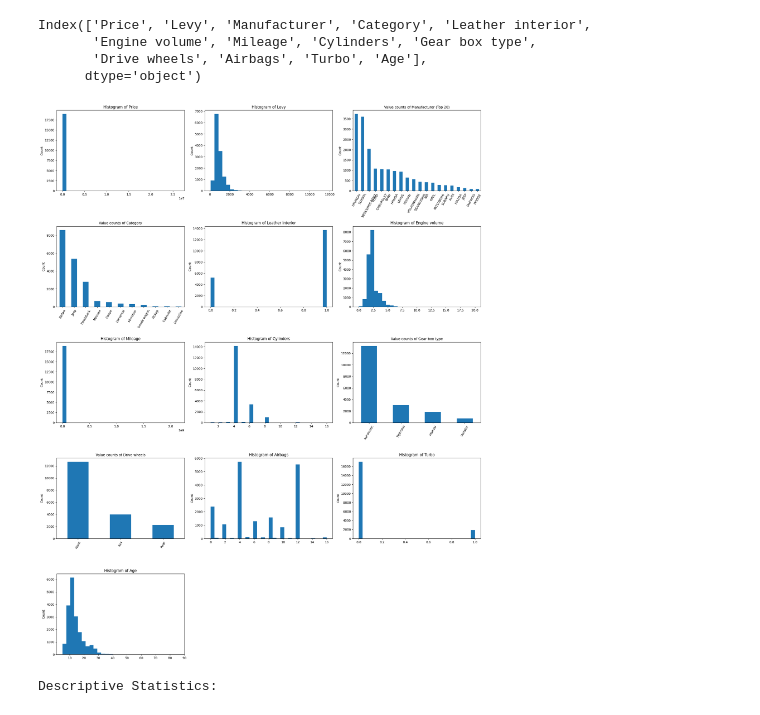
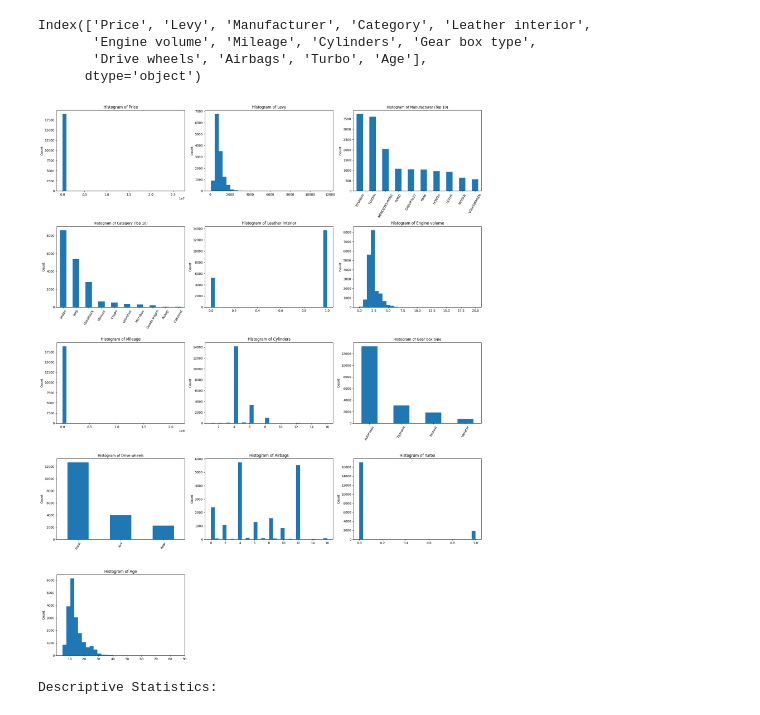
Before and after one commit to Harborg1/Model-Based-ML, a Jupyter notebook: model_based_ml_project.ipynb, the cells around one changed output. Saved outputs shown, nothing was run; the diff lists cells and outputs as text; code cells hidden in the pictures.

```diff
--- a/model_based_ml_project.ipynb
+++ b/model_based_ml_project.ipynb
@@ -108,10 +110,10 @@ for i, col in enumerate(df.columns):
 
 
     except:
-        # For categorical data, show only the top 20 most frequent categories
+        # For categorical data, show only the top 10 most frequent categories
         vc = df[col].value_counts(dropna=False)
-        vc[:20].plot(kind='bar', ax=ax)
-        ax.set_title(f"Value counts of {col} (Top 20)" if df.nunique()[col]>=20 else f"Value counts of {col}" , fontsize=12)
+        vc[:10].plot(kind='bar', ax=ax)
+        ax.set_title(f"Histogram of {col} (Top 10)" if df.nunique()[col]>=10 else f"Histogram counts of {col}" , fontsize=12)
         ax.tick_params(axis='x', rotation=60)
 
     ax.set_xlabel('')
@@ -220,37 +222,36 @@ Index(['Price', 'Levy', 'Manufacturer', 'Category', 'Leather interior',
 # Number of columns per row in the plot grid
 n_cols = 3
 n_rows = -(-len(df_cleaned.columns) // n_cols)  # Ceiling division
 
 # Create subplots
 fig, axes = plt.subplots(n_rows, n_cols, figsize=(20, n_rows * 5))
 axes = axes.flatten()
 
 # Plot each feature
 for i, col in enumerate(df_cleaned.columns):
     ax = axes[i]
     try:
         # If the column can be converted to numeric, use histogram
         df_cleaned[col].astype(float)
         df_cleaned[col].astype(float).plot(kind='hist', bins=30, ax=ax)
         ax.set_title(f"Histogram of {col}")
-
     except:
         # For categorical data, show only the top 20 most frequent categories
         vc = df[col].value_counts(dropna=False)
-        vc[:20].plot(kind='bar', ax=ax)
-        ax.set_title(f"Value counts of {col} (Top 20)" if df_cleaned.nunique()[col]>=20 else f"Value counts of {col}" , fontsize=11)
+        vc[:10].plot(kind='bar', ax=ax)
+        ax.set_title(f"Histogram of {col} (Top 10)" if df_cleaned.nunique()[col]>=10 else f"Histogram of {col}" , fontsize=11)
         ax.tick_params(axis='x', rotation=60)
     ax.set_xlabel('')
     ax.set_ylabel('Count')
 
 # Hide any unused subplots
 for j in range(i+1, len(axes)):
     axes[j].axis('off')
 
 plt.tight_layout()
 plt.show()
 # %% [output]
-[figure, old version]
+[figure, new version]
 # %%
 print("Descriptive Statistics:")
 df_cleaned.describe().T
```
Also changed, not shown: parts of 5 cells of this notebook, 1 other file.
